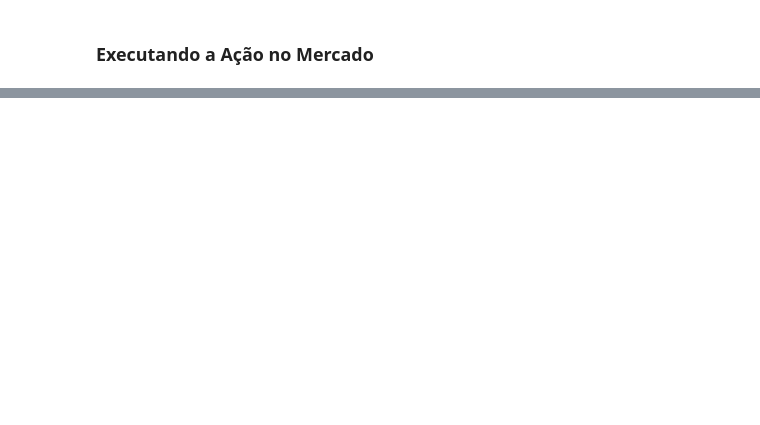
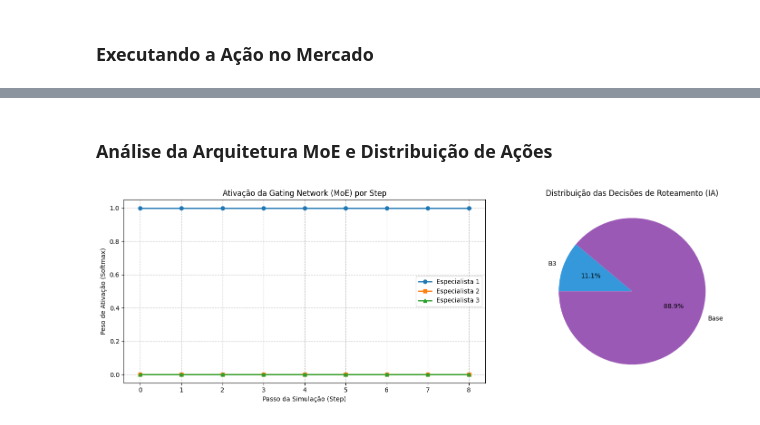
Before and after one commit to tuerepinto/tcc-sor-dql-moe, a Jupyter notebook: notebooks/01_exploracao_lob.ipynb, the cells around one changed output, grey strips where cells are left out. Saved outputs shown, nothing was run; the diff lists cells and outputs as text; code cells hidden in the pictures; blank space fills up the shorter version.

Commit message:
feat: ambiente setup e arquitetura moe no pytorch

```diff
--- a/notebooks/01_exploracao_lob.ipynb
+++ b/notebooks/01_exploracao_lob.ipynb
@@ -142,0 +378,33 @@ Novo Estado do Mercado: [  35.01   35.03 2000.   2000.   4500.  ]
+# %% [markdown]
+### Análise da Arquitetura MoE e Distribuição de Ações
+# %%
+# --- CÉLULA 3: Análise da Arquitetura MoE e Distribuição de Ações ---
+from collections import Counter
+
+fig, (ax1, ax2) = plt.subplots(1, 2, figsize=(16, 5))
+
+# Gráfico 1: Ativação dos Especialistas (MoE)
+steps_plot = range(len(historico_pesos))
+ax1.plot(steps_plot, historico_pesos[:, 0], label='Especialista 1', marker='o', linewidth=2)
+ax1.plot(steps_plot, historico_pesos[:, 1], label='Especialista 2', marker='s', linewidth=2)
+ax1.plot(steps_plot, historico_pesos[:, 2], label='Especialista 3', marker='^', linewidth=2)
+ax1.set_title('Ativação da Gating Network (MoE) por Step', fontsize=12)
+ax1.set_xlabel('Passo da Simulação (Step)')
+ax1.set_ylabel('Peso de Ativação (Softmax)')
+ax1.legend()
+ax1.grid(True, linestyle='--', alpha=0.7)
+
+# Gráfico 2: Distribuição das Decisões
+mapa_acoes_curto = {0: "Aguardar", 1: "B3", 2: "Base", 3: "Slicing"}
+contagem_acoes = Counter(historico_acoes)
+labels_acoes = [mapa_acoes_curto[acao] for acao in contagem_acoes.keys()]
+valores_acoes = list(contagem_acoes.values())
+
+ax2.pie(valores_acoes, labels=labels_acoes, autopct='%1.1f%%', startangle=140,
+        colors=['#3498db', '#9b59b6', '#e74c3c', '#2ecc71'])
+ax2.set_title('Distribuição das Decisões de Roteamento (IA)', fontsize=12)
+
+plt.tight_layout()
+plt.show()
+# %% [output]
+[figure, added]
```
Also changed, not shown: parts of 12 cells of this notebook, 4 other files.
